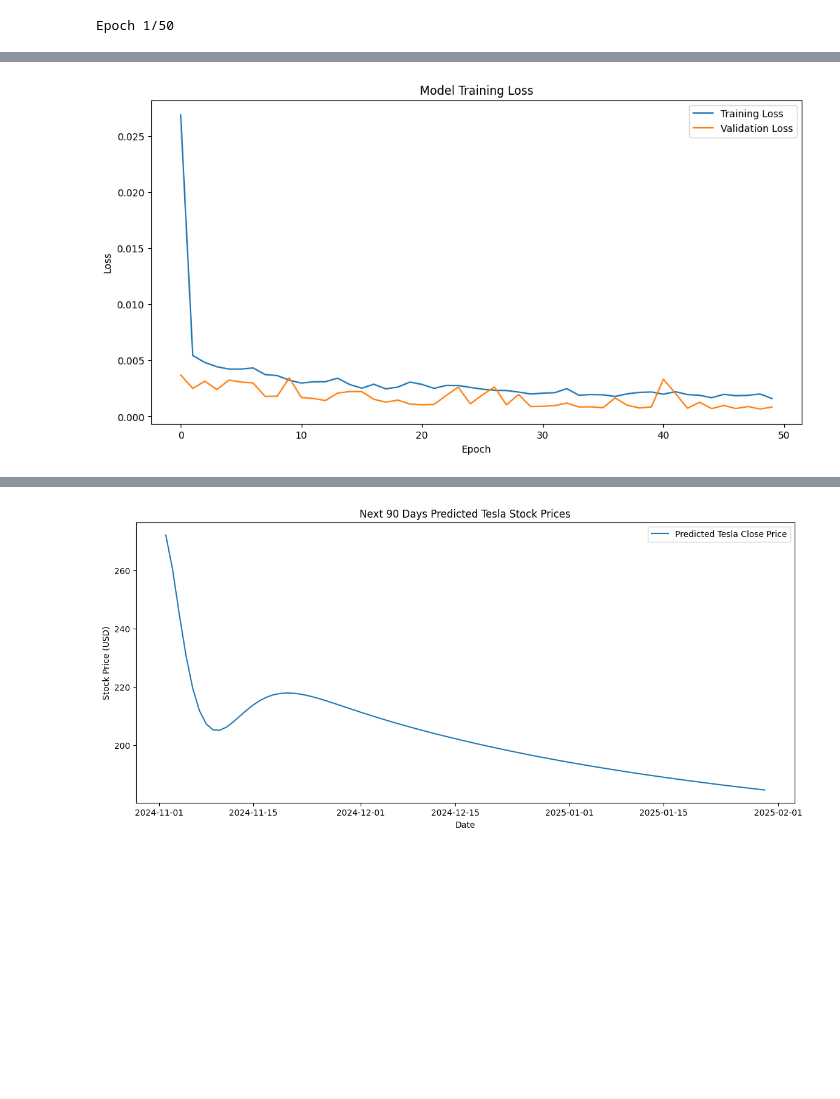
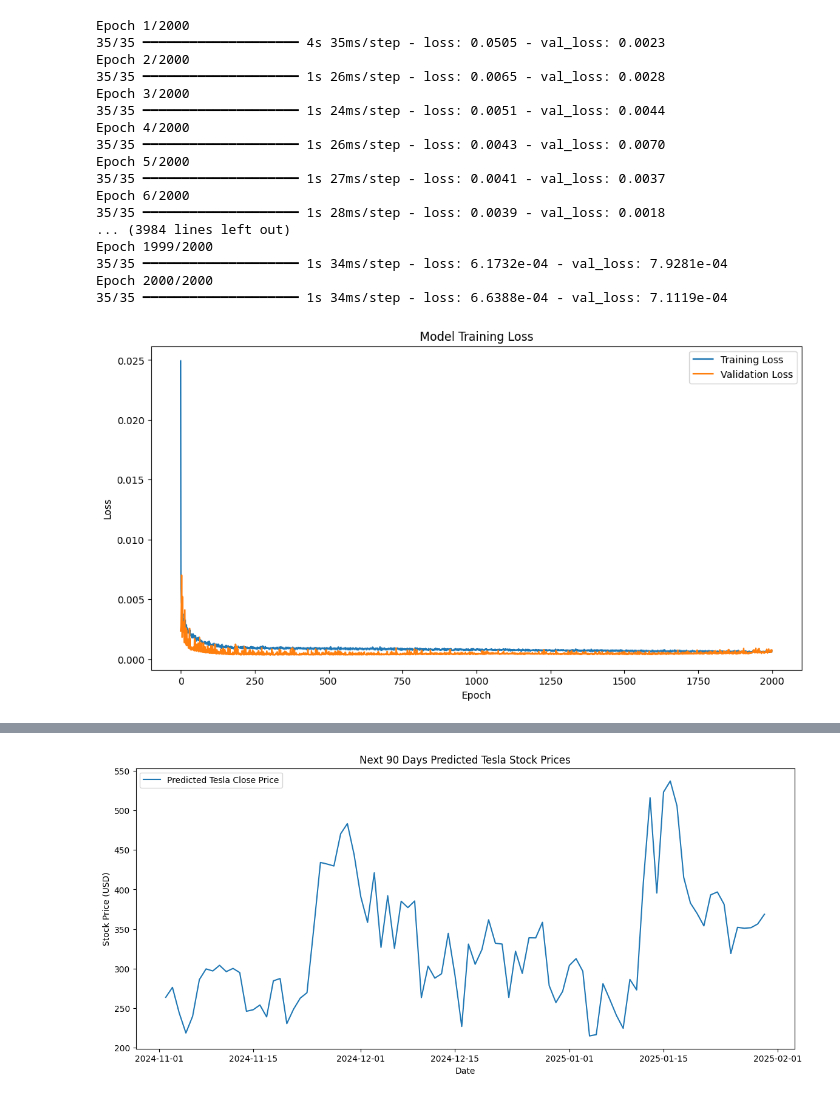
Before and after one commit to TrieuHuynh174/STAT3013.-P11_Nhom8, a Jupyter notebook: Test-LSTM.ipynb, the cells around one changed output, grey strips where cells are left out. Saved outputs shown, nothing was run; the diff lists cells and outputs as text; code cells hidden in the pictures; blank space fills up the shorter version.

```diff
--- a/Test-LSTM.ipynb
+++ b/Test-LSTM.ipynb
@@ -53,7 +53,7 @@ model.add(Dense(units=1))  # Output layer to predict the 'Close' price
 model.compile(optimizer='adam', loss='mean_squared_error')
 
 # Train the model
-history = model.fit(X_train, y_train, epochs=50, batch_size=32, validation_data=(X_test, y_test), verbose=1)
+history = model.fit(X_train, y_train, epochs=2000, batch_size=32, validation_data=(X_test, y_test), verbose=1)
 
 # Plot training history
 plt.figure(figsize=(12, 6))
@@ -92,4 +92,21 @@ plt.ylabel('Stock Price (USD)')
 plt.legend()
 plt.show()
 # %% [output]
-Epoch 1/50
+Epoch 1/2000
+35/35 ━━━━━━━━━━━━━━━━━━━━ 4s 35ms/step - loss: 0.0505 - val_loss: 0.0023
+Epoch 2/2000
+35/35 ━━━━━━━━━━━━━━━━━━━━ 1s 26ms/step - loss: 0.0065 - val_loss: 0.0028
+Epoch 3/2000
+35/35 ━━━━━━━━━━━━━━━━━━━━ 1s 24ms/step - loss: 0.0051 - val_loss: 0.0044
+Epoch 4/2000
+35/35 ━━━━━━━━━━━━━━━━━━━━ 1s 26ms/step - loss: 0.0043 - val_loss: 0.0070
+Epoch 5/2000
+35/35 ━━━━━━━━━━━━━━━━━━━━ 1s 27ms/step - loss: 0.0041 - val_loss: 0.0037
+Epoch 6/2000
+35/35 ━━━━━━━━━━━━━━━━━━━━ 1s 28ms/step - loss: 0.0039 - val_loss: 0.0018
+... (3984 lines left out)
+Epoch 1999/2000
+35/35 ━━━━━━━━━━━━━━━━━━━━ 1s 34ms/step - loss: 6.1732e-04 - val_loss: 7.9281e-04
+Epoch 2000/2000
+35/35 ━━━━━━━━━━━━━━━━━━━━ 1s 34ms/step - loss: 6.6388e-04 - val_loss: 7.1119e-04
+[figure, new version]
@@ -113 +129,0 @@ Epoch 50/50
-[figure, old version]
@@ -131 +130 @@ Epoch 50/50
-[figure, old version]
+[figure, new version]
```
Also changed, not shown: parts of 1 cell of this notebook.
